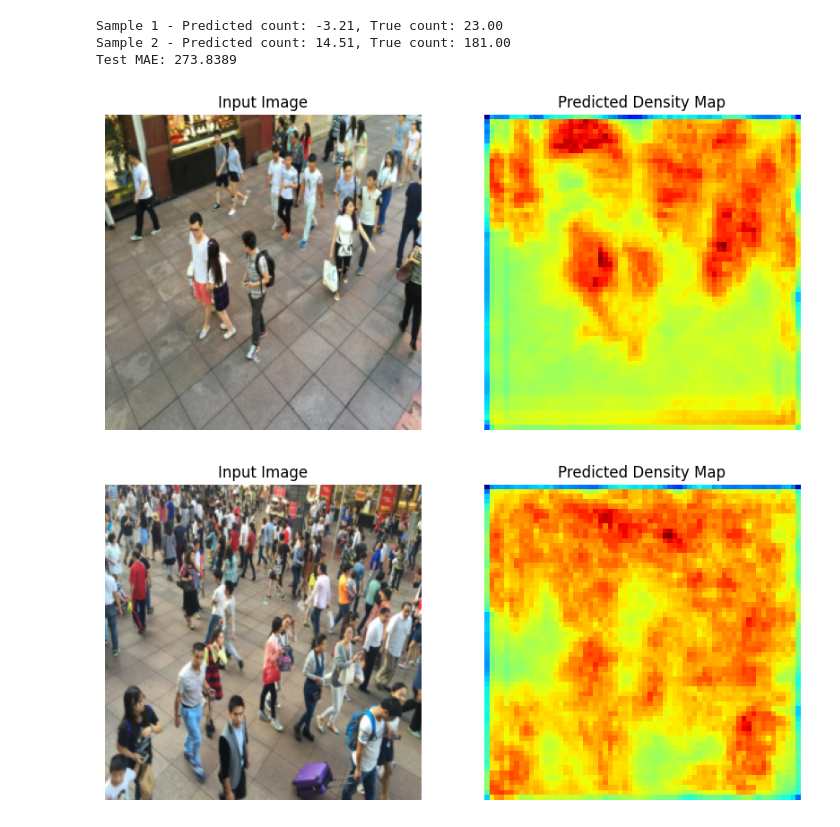
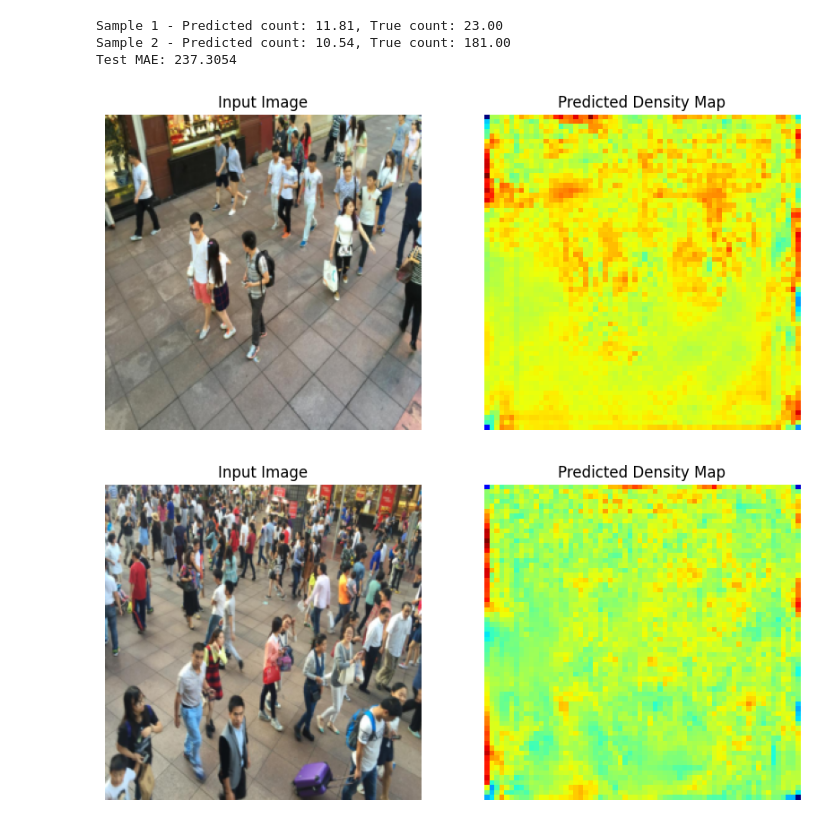
Before and after one commit to Nourin-Nusrat/CSE4261_DNN, a Jupyter notebook: Assignment8/DNN_Assignment8_3_MCNN.ipynb, the cells around one changed output. Saved outputs shown, nothing was run; the diff lists cells and outputs as text; code cells hidden in the pictures.

```diff
--- a/Assignment8/DNN_Assignment8_3_MCNN.ipynb
+++ b/Assignment8/DNN_Assignment8_3_MCNN.ipynb
@@ -87,10 +73,12 @@ train_gt_paths = sorted(glob.glob("/content/drive/MyDrive/datasets/ShanghaiTech/
 val_gt_paths = sorted(glob.glob("/content/drive/MyDrive/datasets/ShanghaiTech/test_data/ground-truth/*.h5"))
 
 # Limit dataset size to first 20 samples
-train_img_paths = train_img_paths[:20]
-train_gt_paths = train_gt_paths[:20]
-val_img_paths = val_img_paths[:20]
-val_gt_paths = val_gt_paths[:20]
+train_img_paths = train_img_paths[:100]
+train_gt_paths = train_gt_paths[:100]
+val_img_paths = val_img_paths[:100]
+val_gt_paths = val_gt_paths[:100]
+
+
 
 # Resize to reduce computation
 from torchvision import transforms
@@ -339,47 +295,47 @@ def test(model, test_loader, device):
 # Usage:
 test(model, val_loader, device)
 # %% [output]
-Sample 1 - Predicted count: -3.21, True count: 23.00
-Sample 2 - Predicted count: 14.51, True count: 181.00
-Test MAE: 273.8389
+Sample 1 - Predicted count: 11.81, True count: 23.00
+Sample 2 - Predicted count: 10.54, True count: 181.00
+Test MAE: 237.3054
 # %%
 import matplotlib.pyplot as plt
 import numpy as np
 import torch
 
-def show_prediction(model, test_loader, device, num_images=1):
+def show_prediction(model, test_loader, device, num_images=5):
     model.eval()
     with torch.no_grad():
         for i, (images, densities) in enumerate(test_loader):
             images = images.to(device)
             outputs = model(images)
 
             # Move outputs and images back to CPU and convert to numpy
             outputs_np = outputs.squeeze(1).cpu().numpy()  # shape: (batch_size, H, W)
             images_np = images.cpu().numpy()  # shape: (batch_size, 3, H, W)
 
             for j in range(min(num_images, images_np.shape[0])):
                 # Original image (transpose CHW to HWC)
                 img = np.transpose(images_np[j], (1, 2, 0))
                 pred_density = outputs_np[j]
 
                 # Plot image and predicted density map side by side
                 fig, axs = plt.subplots(1, 2, figsize=(10, 5))
 
                 axs[0].imshow(img)
                 axs[0].set_title("Input Image")
                 axs[0].axis('off')
 
                 axs[1].imshow(pred_density, cmap='jet')
                 axs[1].set_title("Predicted Density Map")
                 axs[1].axis('off')
 
                 plt.show()
 
             break  # Only show for the first batch
 
 # Usage:
-show_prediction(model, val_loader, device, num_images=4)
+show_prediction(model, val_loader, device, num_images=5)
 # %% [output]
-[figure, old version]
+[figure, new version]
-[figure, old version]
+[figure, new version]
```
Also changed, not shown: parts of 6 cells of this notebook.
